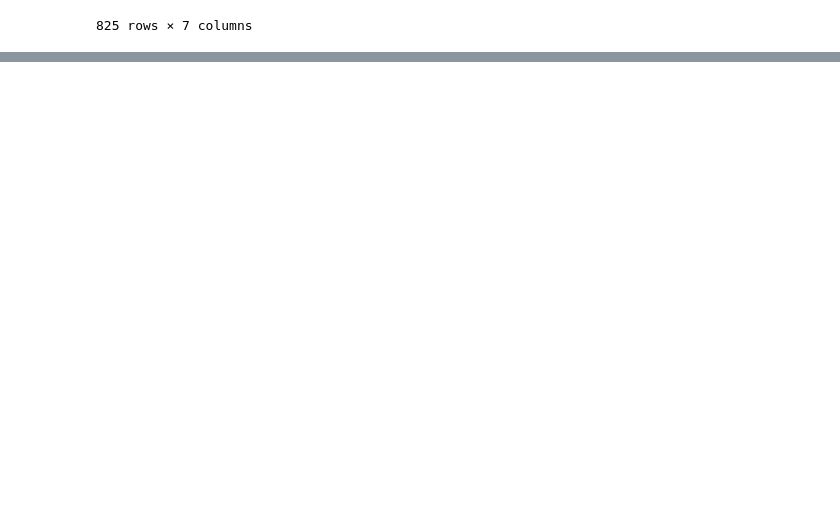
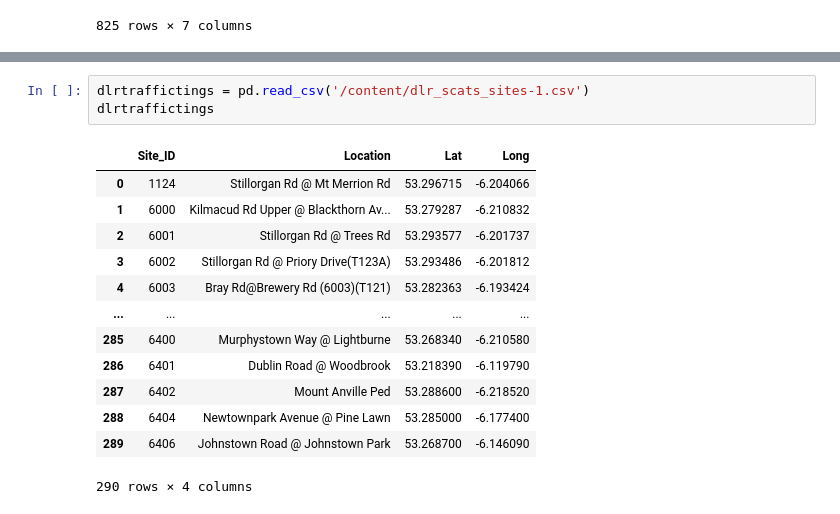
Before and after one commit to williamosherson/hackathon, a Jupyter notebook: hackathon.ipynb, the cells around one changed output, grey strips where cells are left out. Saved outputs shown, nothing was run; the diff lists cells and outputs as text; blank space fills up the shorter version.

```diff
--- a/hackathon.ipynb
+++ b/hackathon.ipynb
@@ -321,0 +251,17 @@ trafficsignals
+# %%
+dlrtraffictings = pd.read_csv('/content/dlr_scats_sites-1.csv')
+dlrtraffictings
+# %% [output]
+|  | Site_ID | Location | Lat | Long |
+| 0 | 1124 | Stillorgan Rd @ Mt Merrion Rd | 53.296715 | -6.204066 |
+| 1 | 6000 | Kilmacud Rd Upper @ Blackthorn Av... | 53.279287 | -6.210832 |
+| 2 | 6001 | Stillorgan Rd @ Trees Rd | 53.293577 | -6.201737 |
+| 3 | 6002 | Stillorgan Rd @ Priory Drive(T123A) | 53.293486 | -6.201812 |
+| 4 | 6003 | Bray Rd@Brewery Rd (6003)(T121) | 53.282363 | -6.193424 |
+| ... | ... | ... | ... | ... |
+| 285 | 6400 | Murphystown Way @ Lightburne | 53.268340 | -6.210580 |
+| 286 | 6401 | Dublin Road @ Woodbrook | 53.218390 | -6.119790 |
+| 287 | 6402 | Mount Anville Ped | 53.288600 | -6.218520 |
+| 288 | 6404 | Newtownpark Avenue @ Pine Lawn | 53.285000 | -6.177400 |
+| 289 | 6406 | Johnstown Road @ Johnstown Park | 53.268700 | -6.146090 |
+290 rows × 4 columns
```
Also changed, not shown: parts of 8 cells of this notebook.
